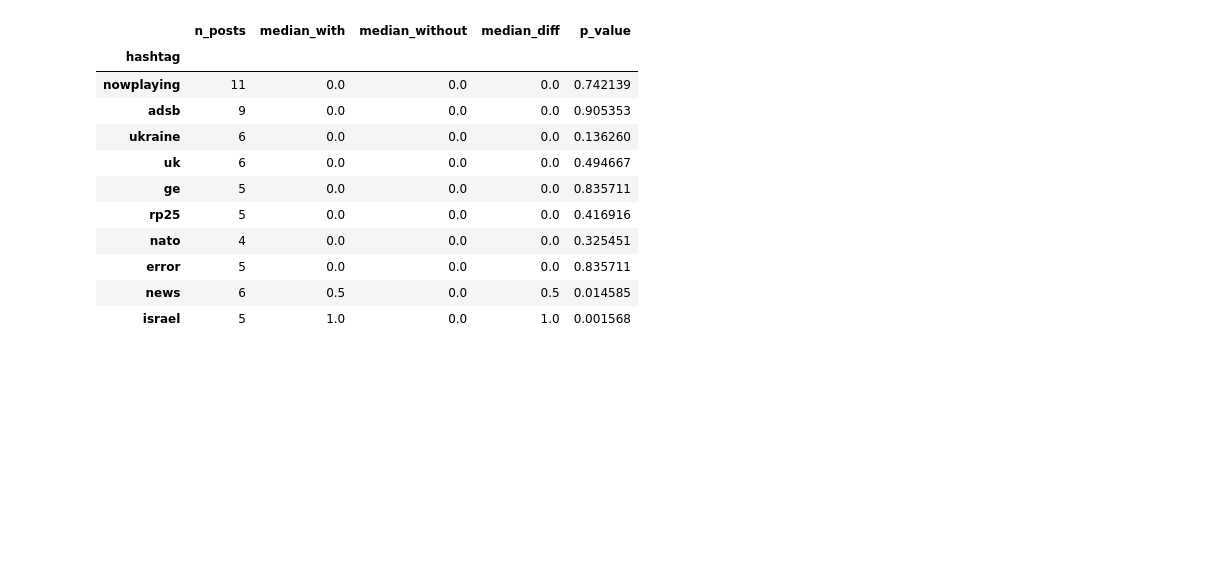
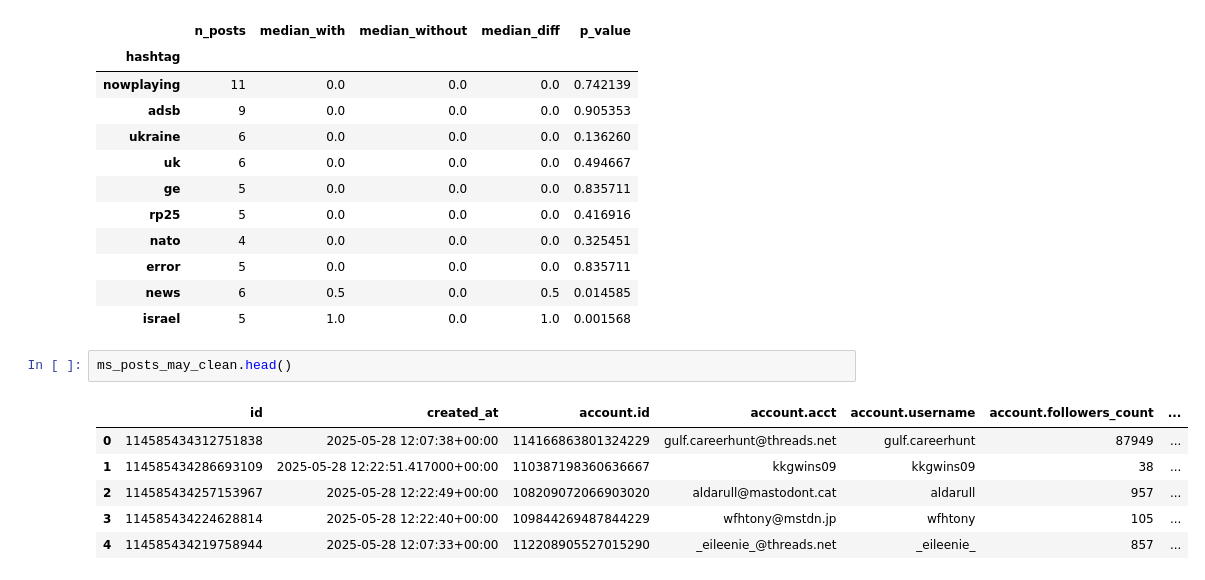
Before and after one commit to cemil-kerimoglu/mastodon_posts, a Jupyter notebook: notebooks/01_api_exploration.ipynb, the cells around one changed output. Cells and saved outputs as stored; diff of their text form; blank space fills up the shorter version.

```diff
--- a/notebooks/01_api_exploration.ipynb
+++ b/notebooks/01_api_exploration.ipynb
@@ -336,3 +339,12 @@ res_df
 | error | 5 | 0.0 | 0.0 | 0.0 | 0.835711 |
 | news | 6 | 0.5 | 0.0 | 0.5 | 0.014585 |
 | israel | 5 | 1.0 | 0.0 | 1.0 | 0.001568 |
+# %%
+ms_posts_may_clean.head()
+# %% [output]
+|  | id | created_at | account.id | account.acct | account.username | account.followers_count | ... |
+| 0 | 114585434312751838 | 2025-05-28 12:07:38+00:00 | 114166863801324229 | gulf.careerhunt@threads.net | gulf.careerhunt | 87949 | ... |
+| 1 | 114585434286693109 | 2025-05-28 12:22:51.417000+00:00 | 110387198360636667 | kkgwins09 | kkgwins09 | 38 | ... |
+| 2 | 114585434257153967 | 2025-05-28 12:22:49+00:00 | 108209072066903020 | aldarull@mastodont.cat | aldarull | 957 | ... |
+| 3 | 114585434224628814 | 2025-05-28 12:22:40+00:00 | 109844269487844229 | wfhtony@mstdn.jp | wfhtony | 105 | ... |
+| 4 | 114585434219758944 | 2025-05-28 12:07:33+00:00 | 112208905527015290 | _eileenie_@threads.net | _eileenie_ | 857 | ... |
```
Also changed, not shown: parts of 6 cells of this notebook, 2 other files.
